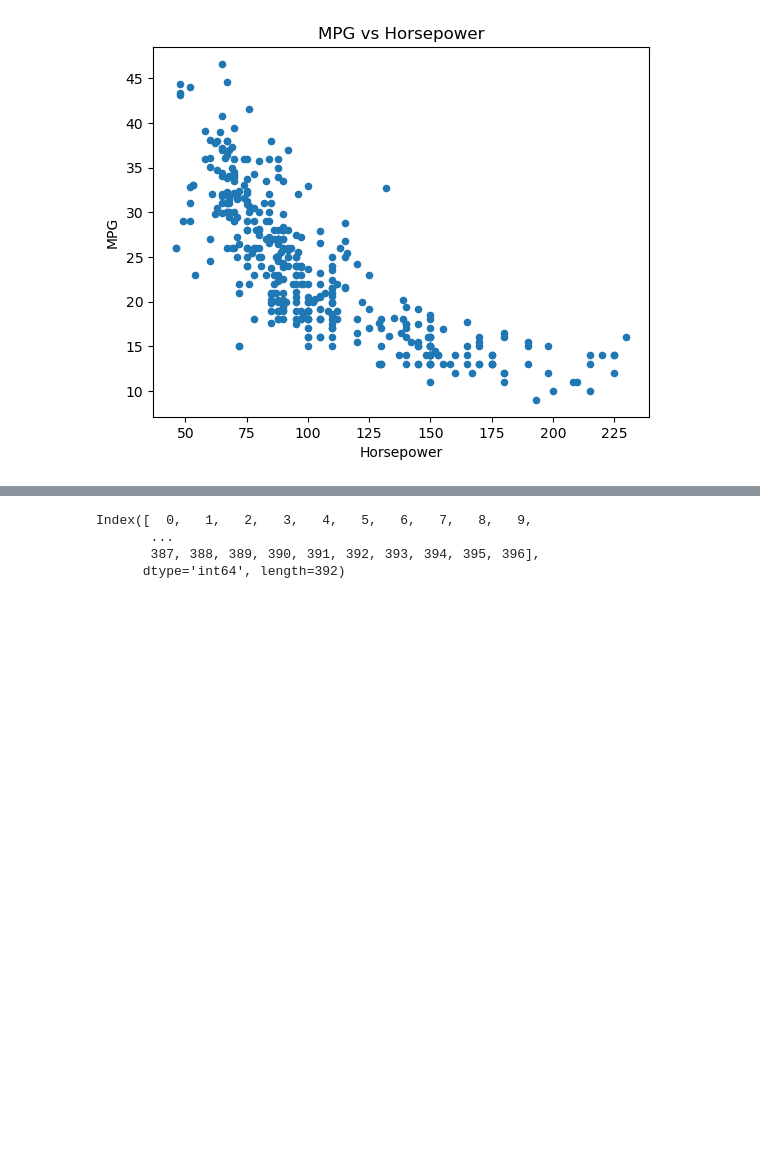
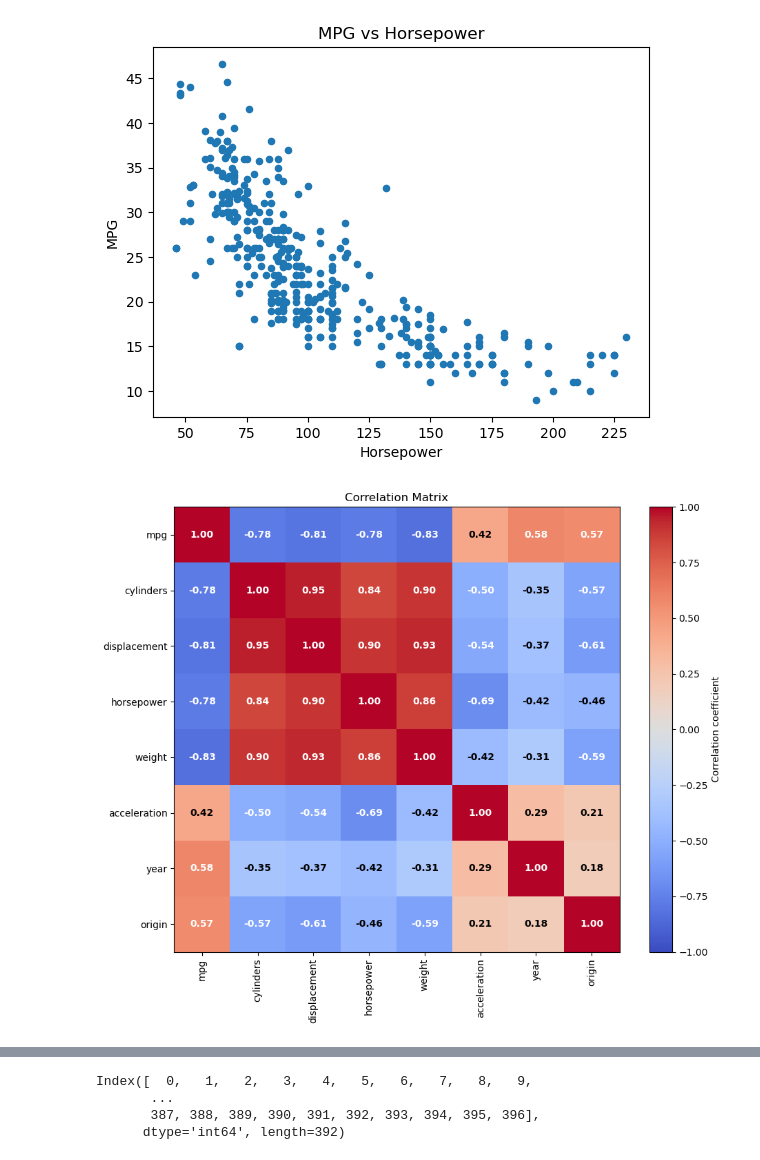
Before and after one commit to bilaldogutas/machine_learning, a Jupyter notebook: Ch02-statlearn-lab.ipynb, the cells around one changed output, grey strips where cells are left out. Saved outputs shown, nothing was run; the diff lists cells and outputs as text; code cells hidden in the pictures; blank space fills up the shorter version.

```diff
--- a/Ch02-statlearn-lab.ipynb
+++ b/Ch02-statlearn-lab.ipynb
@@ -1051,3 +1051,26 @@ ax.set_title('MPG vs Horsepower')
 # %% [output]
 Text(0.5, 1.0, 'MPG vs Horsepower')
 [figure]
+# %%
+correlation_matrix = Auto.select_dtypes(include='number').corr()
+import matplotlib.pyplot as plt
+
+plt.figure(figsize=(10, 8))
+im = plt.imshow(correlation_matrix, cmap='coolwarm', interpolation='none', vmin=-1, vmax=1)
+plt.colorbar(im, label='Correlation coefficient')
+plt.xticks(range(len(correlation_matrix.columns)), correlation_matrix.columns, rotation=90)
+plt.yticks(range(len(correlation_matrix.index)), correlation_matrix.index)
+plt.title('Correlation Matrix')
+
+# Annotate each cell with the correlation coefficient
+for i in range(correlation_matrix.shape[0]):
+    for j in range(correlation_matrix.shape[1]):
+        value = correlation_matrix.iloc[i, j]
+        color = 'white' if abs(value) > 0.5 else 'black'
+        plt.text(j, i, f"{value:.2f}", ha='center', va='center', color=color, fontsize=10, fontweight='bold')
+
+plt.tight_layout()
+plt.show()
+correlation_matrix
+# %% [output]
+[figure, added]
```
Also changed, not shown: parts of 20 cells of this notebook.
